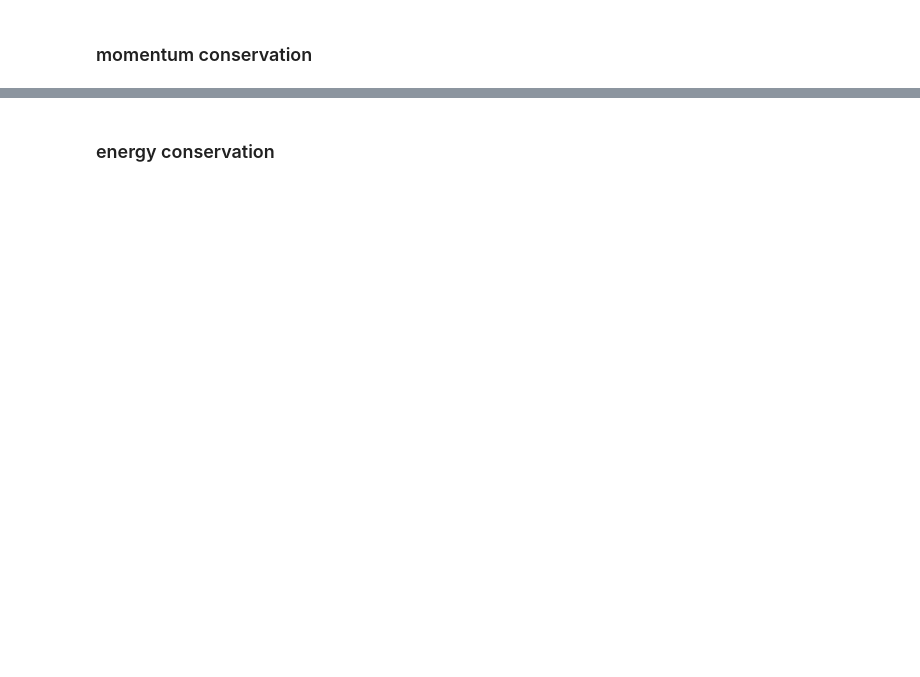
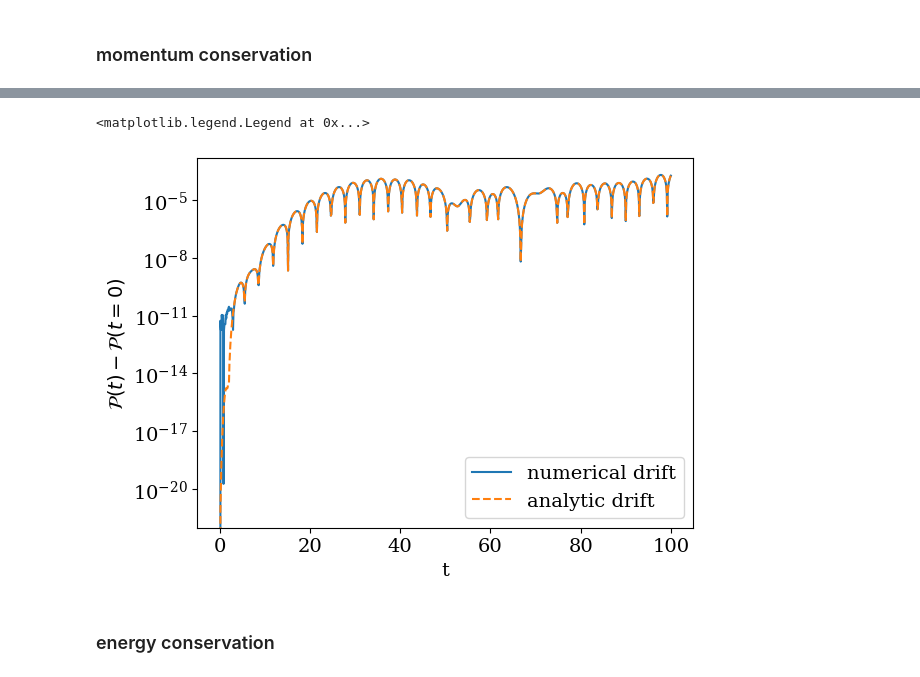
Before and after one commit to opaliss/SW-Conservative-Closure, a Jupyter notebook: SW/Langmuir wave SW.ipynb, the cells around one changed output, grey strips where cells are left out. Drawn from its saved outputs; the diff is of its cells as text; code cells hidden in the pictures; blank space fills up the shorter version.

```diff
--- a/SW/Langmuir wave SW.ipynb
+++ b/SW/Langmuir wave SW.ipynb
@@ -249,11 +232,14 @@ KeyboardInterrupt
 # %%
 #plt.plot(sol_midpoint_t, np.abs(momentum_midpoint_i))
 plt.plot(sol_midpoint_t, np.abs(momentum_midpoint-momentum_midpoint[0]), label="numerical drift")
-plt.plot(sol_midpoint_t, np.abs(sol_midpoint_u[-4]), ls="--", label="analytic drift")
+plt.plot(sol_midpoint_t, np.abs(sol_midpoint_u[-3]), ls="--", label="analytic drift")
 plt.ylabel(r"$\mathcal{P}(t)-\mathcal{P}(t=0)$")
 plt.xlabel("t")
 plt.yscale("log")
 plt.legend()
+# %% [output]
+<matplotlib.legend.Legend at 0x...>
+[figure, added]
 # %% [markdown]
 ### energy conservation
 # %%
```
Also changed, not shown: parts of 12 cells of this notebook.
